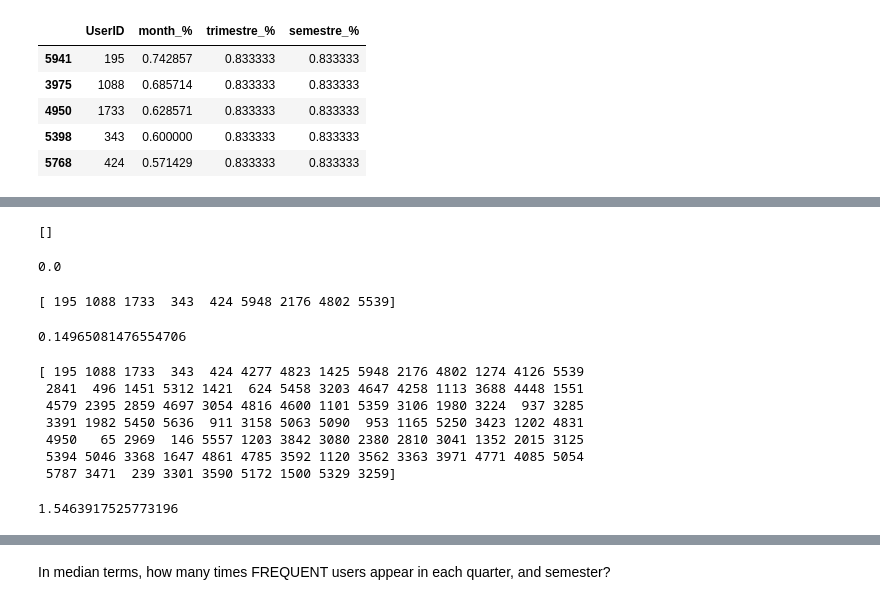
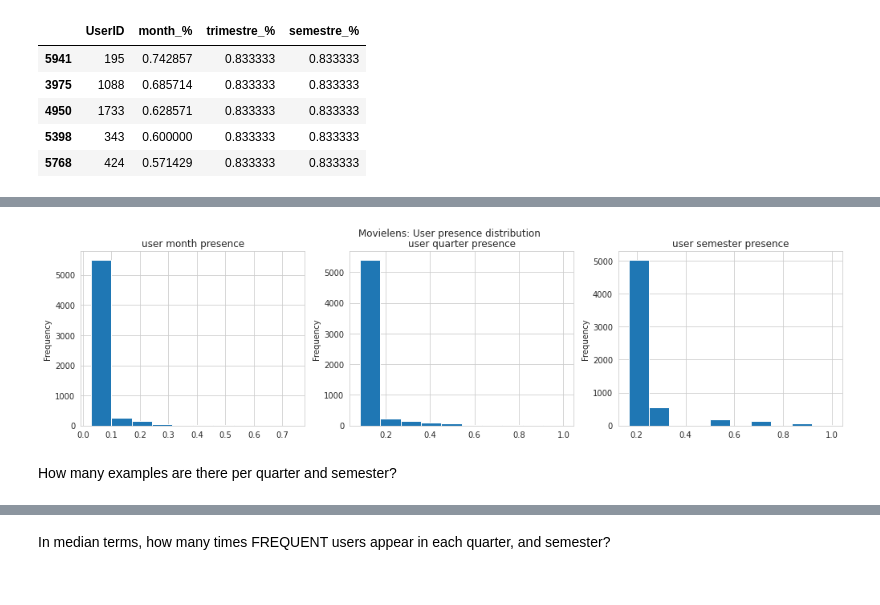
Before and after one commit to Key0412/streamRec-forgetting, a Jupyter notebook: notebooks/Avaliação de Datasets.ipynb, the cells around one changed output, grey strips where cells are left out. Cells and saved outputs as stored; diff of their text form; code cells hidden in the pictures.

Commit message:
update avaliacao de datasets

```diff
--- a/notebooks/Avaliação de Datasets.ipynb
+++ b/notebooks/Avaliação de Datasets.ipynb
@@ -72,6 +72,14 @@ def plot_interactions_per_month(data, dataset_name):
     ax.set_yticklabels(labels=list( interactions_per_month['date'].dt.year.astype(str) +'-'+ interactions_per_month['date'].dt.month.astype(str) ))
     plt.title(f'{dataset_name}: Interactions per year-month')
     plt.savefig(f'images/user_bucket_analysis/{dataset_name}_interactions_year_month.png')
+
+def plot_user_presence_distribution(user_presence_df, dataset_name):
+    fig, ax = plt.subplots(1,3, figsize=(17,4))
+    user_presence_df['month_%'].plot(kind='hist', ax=ax[0], title='user month presence')
+    user_presence_df['trimestre_%'].plot(kind='hist', ax=ax[1], title='user quarter presence')
+    user_presence_df['semestre_%'].plot(kind='hist', ax=ax[2], title='user semester presence')
+    plt.suptitle(f'{dataset_name}: User presence distribution')
+    plt.savefig(f'images/user_bucket_analysis/{dataset_name}_user_presence_distribution.png');
 # %% [markdown]
 # Store buckets
 # %% [markdown]
@@ -172,23 +180,35 @@ semestres = list(zip(starts, ends))
 # %%
 # verifying user presence in months, quarter, and semester
 user_presence_percentage = []
-user_presence_map = []
+user_presence_map = dict()
+user_trimestre_interactions = dict()
+user_semestre_interactions = dict()
 for u in user_month_interactions['UserID'].unique():
     uidx = user_month_interactions['UserID'] == u
     month_presence = user_month_interactions.loc[uidx, 'date'].nunique() / user_month_interactions['date'].nunique()
 
     trimestre_presence = np.repeat(False, len(trimestres)+1 )
     semestre_presence = np.repeat(False, len(semestres)+1 )
-    for udt in user_month_interactions.loc[uidx, 'date'].unique():
+
+    trimestre_count = np.zeros( len( trimestres )+1 )
+    semestre_count = np.zeros( len( semestres )+1 )
+
+    # for udt in user_month_interactions.loc[uidx, 'date'].unique():
+    for udt in user_month_interactions.loc[uidx, 'date']:
 
         idx = np.where( [ t[0]<=Timestamp( udt )<=t[1] for t in trimestres ] + [Timestamp( udt ) >= trimestres[-1][1]] )[0]
         trimestre_presence[idx] = True
+        trimestre_count[idx] += 1
 
         idx = np.where( [ t[0]<=Timestamp( udt )<=t[1] for t in semestres ] + [Timestamp( udt ) >= semestres[-1][1]] )[0]
         semestre_presence[idx] = True
+        semestre_count[ idx ] += 1
+
+    user_trimestre_interactions[u] = trimestre_count
+    user_semestre_interactions[u] = semestre_count
 
     # storing trues and falses for each user ( here, we know exactly where user appears)
-    user_presence_map.append( [u, user_month_interactions.loc[uidx, 'date'].unique(), trimestre_presence, semestre_presence] )
+    user_presence_map[u] = [user_month_interactions.loc[uidx, 'date'].unique(), trimestre_presence, semestre_presence]
     # storing frequency in % of user occurence
     user_presence_percentage.append(
         [u, month_presence, sum(trimestre_presence)/len(trimestre_presence), sum(semestre_presence)/len(semestre_presence)] )
@@ -198,6 +218,9 @@ user_presence_df = pd.DataFrame(
     user_presence_percentage,
     columns=['UserID', 'month_%', 'trimestre_%', 'semestre_%']
     ).sort_values(by='month_%', ascending=False)
+# building DF with counts of quarter and semester interactions
+user_trimestre_interactions = pd.DataFrame( user_trimestre_interactions ).T
+user_semestre_interactions = pd.DataFrame( user_semestre_interactions ).T
 # %%
 user_presence_df.head()
 # %% [output]
@@ -221,33 +233,7 @@ frequency_threshold = 0.8
-# %%
-# getting frequent users per month
-frequent_users_month = user_presence_df[user_presence_df['month_%']>=frequency_threshold ]['UserID'].values
-print( frequent_users_month )
-# percentage of users that are *frequent in months
-100*len(frequent_users_month) / data['UserID'].nunique()
-# %% [output]
-[]
-0.0
-# %%
-# getting frequent users per quarter
-frequent_users_trimestre = user_presence_df[user_presence_df['trimestre_%']>=frequency_threshold ]['UserID'].values
-print( frequent_users_trimestre )
-# percentage of users that are *frequent in quarters
-100*len(frequent_users_trimestre) / data['UserID'].nunique()
-# %% [output]
-[ 195 1088 1733  343  424 5948 2176 4802 5539]
-0.14965081476554706
-# %%
-# getting frequent users per semester
-frequent_users_semestre = user_presence_df[user_presence_df['semestre_%']>=frequency_threshold ]['UserID'].values
-print( frequent_users_semestre )
-# percentage of users that are *frequent in semesters
-100*len( frequent_users_semestre ) / data['UserID'].nunique()
-# %% [output]
-[ 195 1088 1733  343  424 4277 4823 1425 5948 2176 4802 1274 4126 5539
- 2841  496 1451 5312 1421  624 5458 3203 4647 4258 1113 3688 4448 1551
- 4579 2395 2859 4697 3054 4816 4600 1101 5359 3106 1980 3224  937 3285
- 3391 1982 5450 5636  911 3158 5063 5090  953 1165 5250 3423 1202 4831
- 4950   65 2969  146 5557 1203 3842 3080 2380 2810 3041 1352 2015 3125
- 5394 5046 3368 1647 4861 4785 3592 1120 3562 3363 3971 4771 4085 5054
- 5787 3471  239 3301 3590 5172 1500 5329 3259]
-1.5463917525773196
+# %%
+# plotting user frequency distribution
+plot_user_presence_distribution(user_presence_df, dataset_name='Movielens')
+# %% [output]
+[figure, added]
+# %% [markdown]
+How many examples are there per quarter and semester?
```
Also changed, not shown: parts of 35 cells of this notebook, 2 other files.
